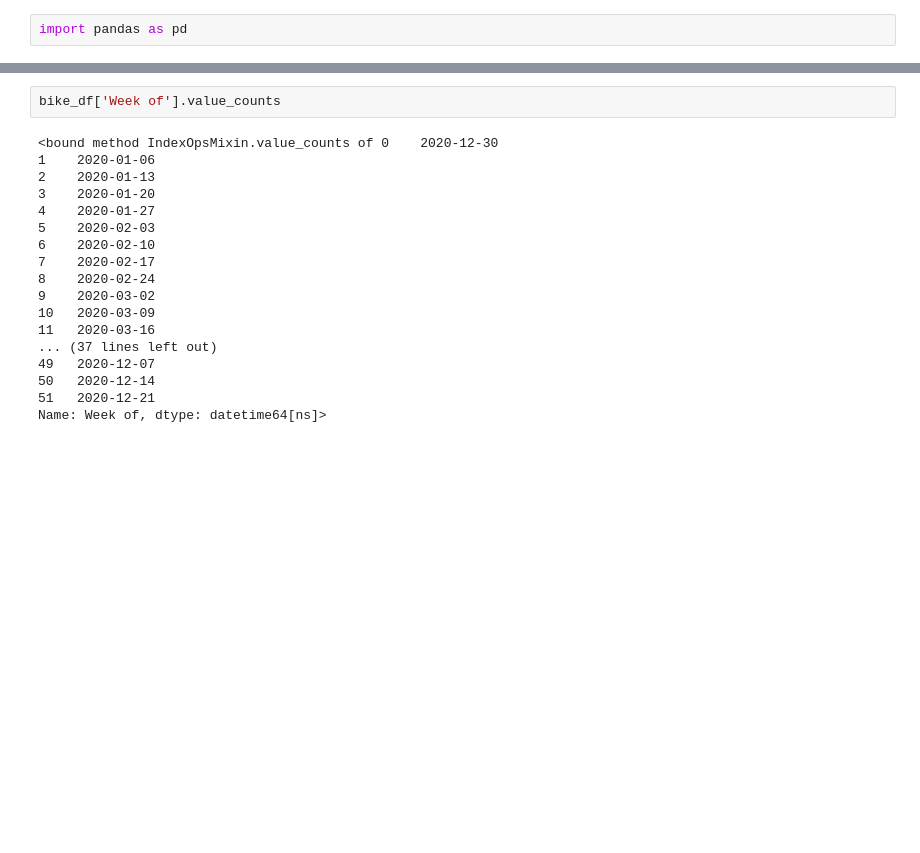
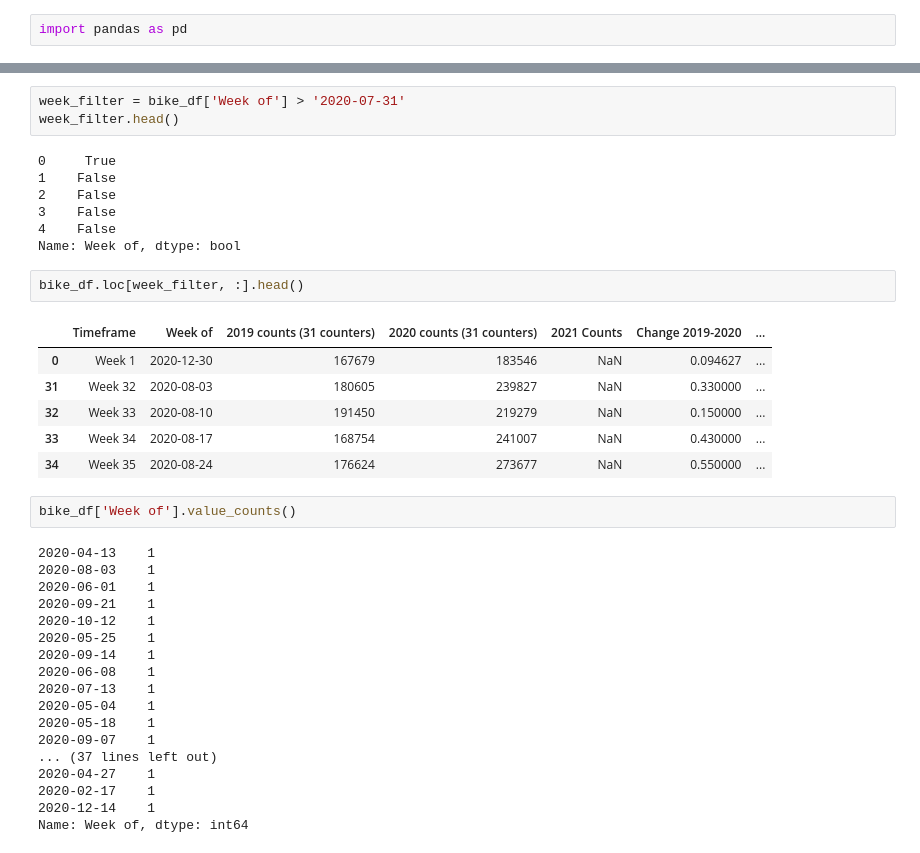
Before and after one commit to Supersplicer98/Sales-Predictions, a Jupyter notebook: Bike_Trail_Data.ipynb, the cells around one changed output, grey strips where cells are left out. Drawn from its saved outputs; the diff is of its cells as text; blank space fills up the shorter version.

```diff
--- a/Bike_Trail_Data.ipynb
+++ b/Bike_Trail_Data.ipynb
@@ -52,20 +81,39 @@ Name: Week of, dtype: datetime64[ns]
+# %%
+week_filter = bike_df['Week of'] > '2020-07-31'
+week_filter.head()
+# %% [output]
+0     True
+1    False
+2    False
+3    False
+4    False
+Name: Week of, dtype: bool
+# %%
+bike_df.loc[week_filter, :].head()
+# %% [output]
+|  | Timeframe | Week of | 2019 counts (31 counters) | 2020 counts (31 counters) | 2021 Counts | Change 2019-2020 | ... |
+| 0 | Week 1 | 2020-12-30 | 167679 | 183546 | NaN | 0.094627 | ... |
+| 31 | Week 32 | 2020-08-03 | 180605 | 239827 | NaN | 0.330000 | ... |
+| 32 | Week 33 | 2020-08-10 | 191450 | 219279 | NaN | 0.150000 | ... |
+| 33 | Week 34 | 2020-08-17 | 168754 | 241007 | NaN | 0.430000 | ... |
+| 34 | Week 35 | 2020-08-24 | 176624 | 273677 | NaN | 0.550000 | ... |
 # %%
-bike_df['Week of'].value_counts
+bike_df['Week of'].value_counts()
 # %% [output]
-<bound method IndexOpsMixin.value_counts of 0    2020-12-30
-1    2020-01-06
-2    2020-01-13
-3    2020-01-20
-4    2020-01-27
-5    2020-02-03
-6    2020-02-10
-7    2020-02-17
-8    2020-02-24
-9    2020-03-02
-10   2020-03-09
-11   2020-03-16
+2020-04-13    1
+2020-08-03    1
+2020-06-01    1
+2020-09-21    1
+2020-10-12    1
+2020-05-25    1
+2020-09-14    1
+2020-06-08    1
+2020-07-13    1
+2020-05-04    1
+2020-05-18    1
+2020-09-07    1
 ... (37 lines left out)
-49   2020-12-07
-50   2020-12-14
-51   2020-12-21
-Name: Week of, dtype: datetime64[ns]>
+2020-04-27    1
+2020-02-17    1
+2020-12-14    1
+Name: Week of, dtype: int64
```
Also changed, not shown: parts of 11 cells of this notebook.
